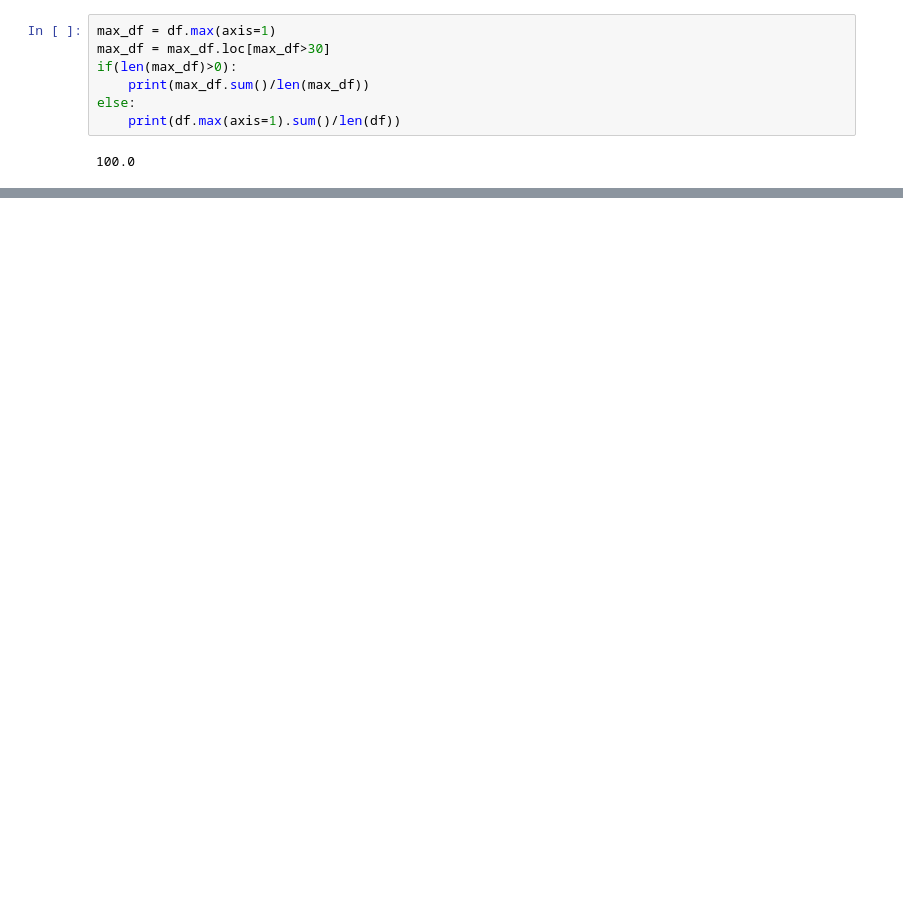
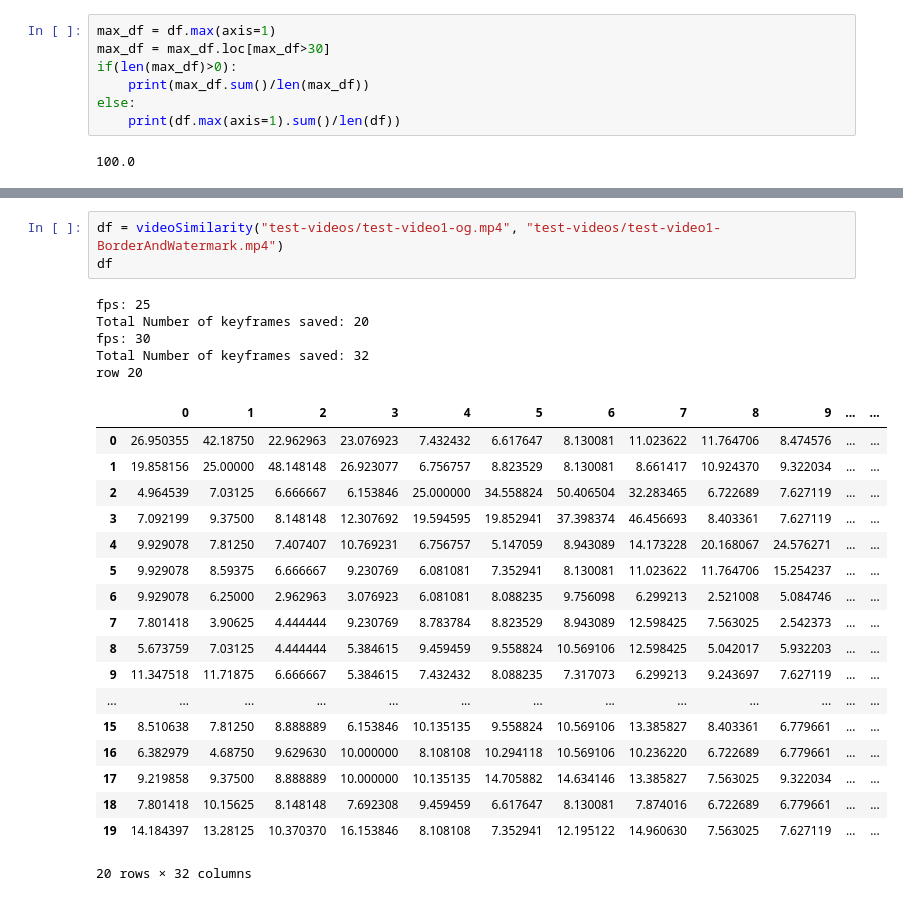
Before and after one commit to ranik-code/MajorProject_VideoSimilarity, a Jupyter notebook: Model-6.ipynb, the cells around one changed output, grey strips where cells are left out. Saved outputs shown, nothing was run; the diff lists cells and outputs as text; blank space fills up the shorter version.

```diff
--- a/Model-6.ipynb
+++ b/Model-6.ipynb
@@ -491,0 +617,27 @@ else:
+# %%
+df = videoSimilarity("test-videos/test-video1-og.mp4", "test-videos/test-video1-BorderAndWatermark.mp4")
+df
+# %% [output]
+fps: 25
+Total Number of keyframes saved: 20
+fps: 30
+Total Number of keyframes saved: 32
+row 20
+|  | 0 | 1 | 2 | 3 | 4 | 5 | 6 | 7 | 8 | 9 | ... | ... |
+| 0 | 26.950355 | 42.18750 | 22.962963 | 23.076923 | 7.432432 | 6.617647 | 8.130081 | 11.023622 | 11.764706 | 8.474576 | ... | ... |
+| 1 | 19.858156 | 25.00000 | 48.148148 | 26.923077 | 6.756757 | 8.823529 | 8.130081 | 8.661417 | 10.924370 | 9.322034 | ... | ... |
+| 2 | 4.964539 | 7.03125 | 6.666667 | 6.153846 | 25.000000 | 34.558824 | 50.406504 | 32.283465 | 6.722689 | 7.627119 | ... | ... |
+| 3 | 7.092199 | 9.37500 | 8.148148 | 12.307692 | 19.594595 | 19.852941 | 37.398374 | 46.456693 | 8.403361 | 7.627119 | ... | ... |
+| 4 | 9.929078 | 7.81250 | 7.407407 | 10.769231 | 6.756757 | 5.147059 | 8.943089 | 14.173228 | 20.168067 | 24.576271 | ... | ... |
+| 5 | 9.929078 | 8.59375 | 6.666667 | 9.230769 | 6.081081 | 7.352941 | 8.130081 | 11.023622 | 11.764706 | 15.254237 | ... | ... |
+| 6 | 9.929078 | 6.25000 | 2.962963 | 3.076923 | 6.081081 | 8.088235 | 9.756098 | 6.299213 | 2.521008 | 5.084746 | ... | ... |
+| 7 | 7.801418 | 3.90625 | 4.444444 | 9.230769 | 8.783784 | 8.823529 | 8.943089 | 12.598425 | 7.563025 | 2.542373 | ... | ... |
+| 8 | 5.673759 | 7.03125 | 4.444444 | 5.384615 | 9.459459 | 9.558824 | 10.569106 | 12.598425 | 5.042017 | 5.932203 | ... | ... |
+| 9 | 11.347518 | 11.71875 | 6.666667 | 5.384615 | 7.432432 | 8.088235 | 7.317073 | 6.299213 | 9.243697 | 7.627119 | ... | ... |
+| ... | ... | ... | ... | ... | ... | ... | ... | ... | ... | ... | ... | ... |
+| 15 | 8.510638 | 7.81250 | 8.888889 | 6.153846 | 10.135135 | 9.558824 | 10.569106 | 13.385827 | 8.403361 | 6.779661 | ... | ... |
+| 16 | 6.382979 | 4.68750 | 9.629630 | 10.000000 | 8.108108 | 10.294118 | 10.569106 | 10.236220 | 6.722689 | 6.779661 | ... | ... |
+| 17 | 9.219858 | 9.37500 | 8.888889 | 10.000000 | 10.135135 | 14.705882 | 14.634146 | 13.385827 | 7.563025 | 9.322034 | ... | ... |
+| 18 | 7.801418 | 10.15625 | 8.148148 | 7.692308 | 9.459459 | 6.617647 | 8.130081 | 7.874016 | 6.722689 | 6.779661 | ... | ... |
+| 19 | 14.184397 | 13.28125 | 10.370370 | 16.153846 | 8.108108 | 7.352941 | 12.195122 | 14.960630 | 7.563025 | 7.627119 | ... | ... |
+20 rows × 32 columns
```
Also changed, not shown: parts of 32 cells of this notebook.
